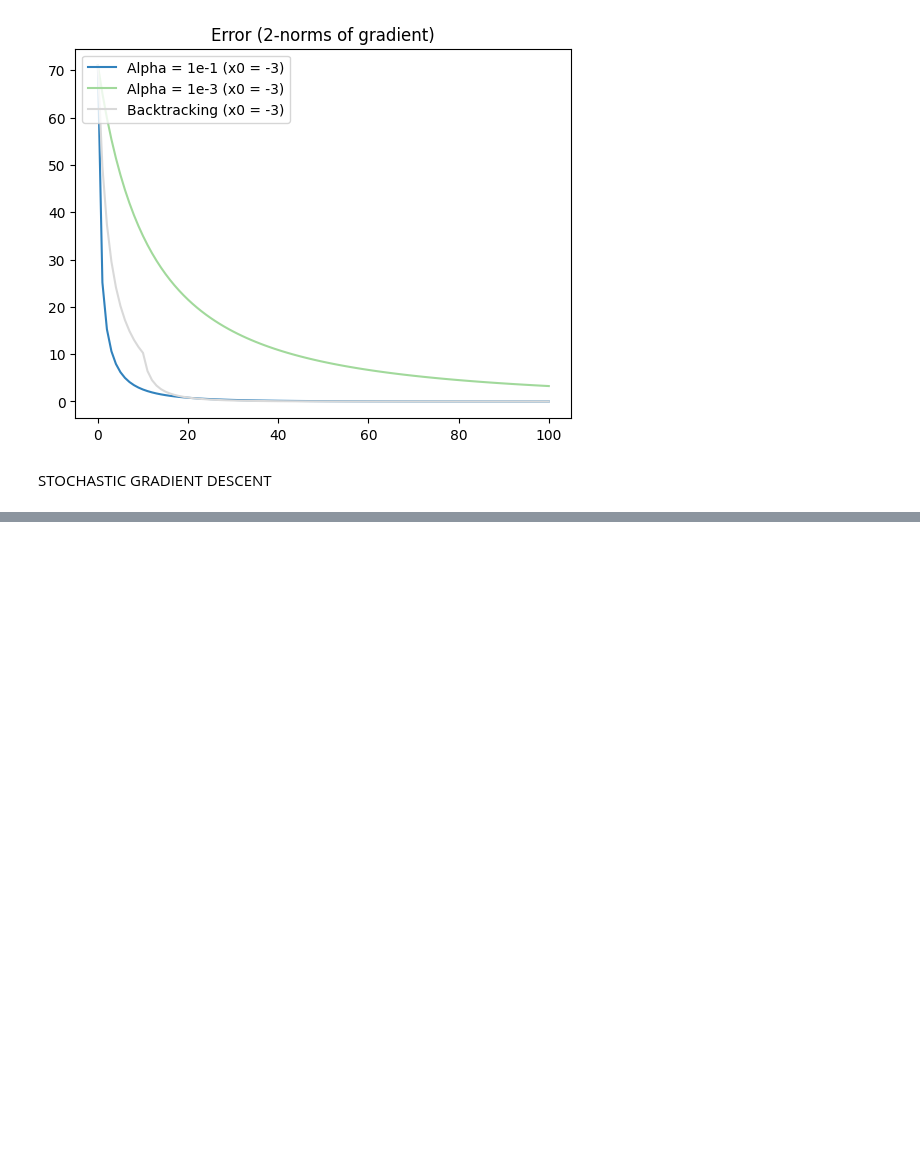
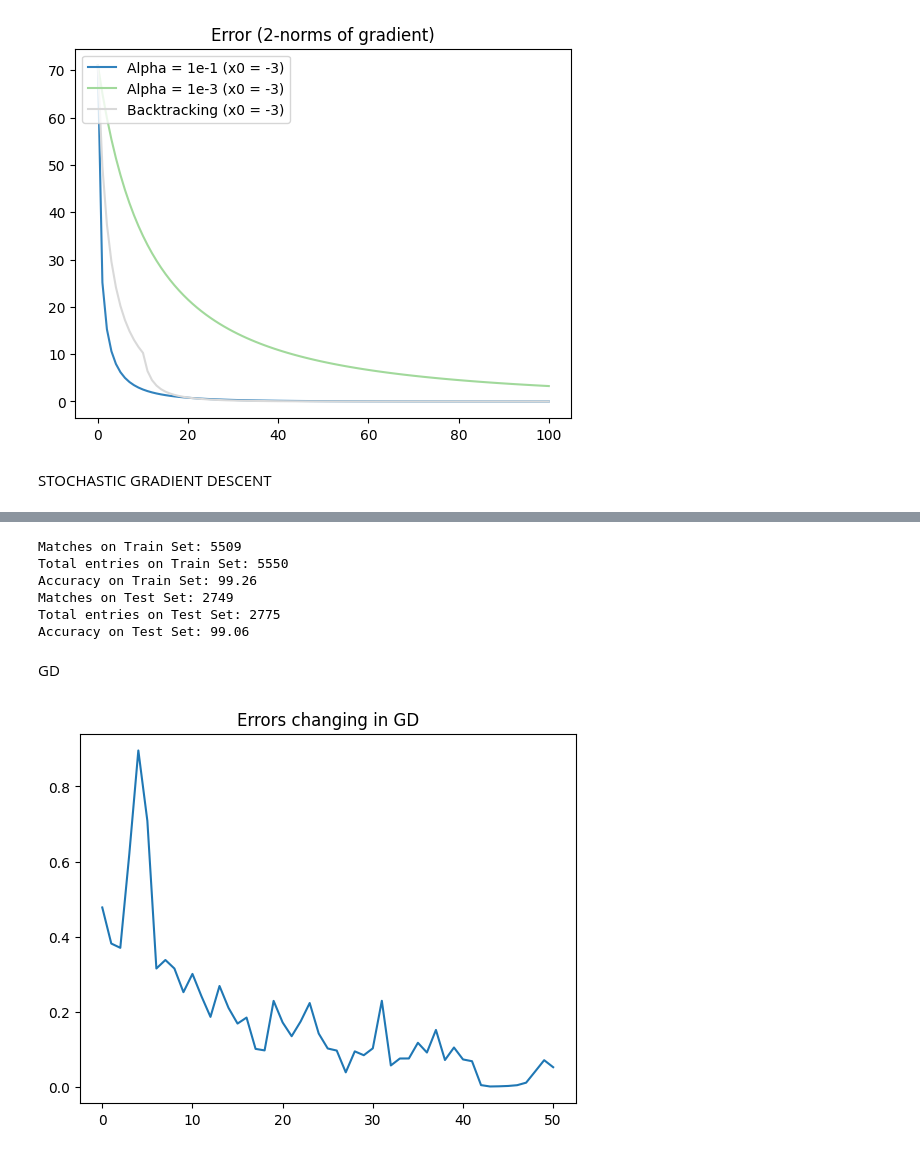
Before and after one commit to JosephCarrino/Statistical_Methods_Labs, a Jupyter notebook: Lab3/Lab3.ipynb, the cells around one changed output, grey strips where cells are left out. Saved outputs shown, nothing was run; the diff lists cells and outputs as text; code cells hidden in the pictures; blank space fills up the shorter version.

```diff
--- a/Lab4/Lab4.ipynb
+++ b/Lab3/Lab3.ipynb
@@ -666,0 +636,72 @@ print(w)
+# %%
+Xt = X_train.copy()
+Yt = Y_train.copy()
+
+d, N = Xt.shape
+Xthat = np.concatenate((np.ones((1,N)), Xt), axis=0)
+app = predict(w, Xthat)
+tot, avg = acc(app, Yt, chosen_digits)
+print("Matches on Train Set:", int(tot))
+print("Total entries on Train Set:", int(Yt.shape[0]))
+print("Accuracy on Train Set:", round(avg*100, 2))
+
+Xt = X_test.copy()
+Yt = Y_test.copy()
+
+d, N = Xt.shape
+Xthat = np.concatenate((np.ones((1,N)), Xt), axis=0)
+app = predict(w, Xthat)
+tot, avg = acc(app, Yt, chosen_digits)
+print("Matches on Test Set:", int(tot))
+print("Total entries on Test Set:", int(Yt.shape[0]))
+print("Accuracy on Test Set:", round(avg*100, 2))
+# %% [output]
+Matches on Train Set: 5509
+Total entries on Train Set: 5550
+Accuracy on Train Set: 99.26
+Matches on Test Set: 2749
+Total entries on Test Set: 2775
+Accuracy on Test Set: 99.06
+# %% [markdown]
+GD
+# %%
+def GD_2(l, grad_l, w0, D, tolf = 1e-9, tolx= 1e-9, kmax = 50, alpha = 1e-1):
+    X, Y = D
+    d, N = X.shape
+
+    Xhat = np.concatenate((np.ones((1,N)), X), axis=0)
+
+    n_batch_per_epoch = N // batch_size
+    w_vals = [w0]
+    f_vals = [l(w0, Xhat, Y)]
+    grad_f_vals = [grad_l(w0, Xhat, Y)]
+    err_vals = [np.linalg.norm(grad_l(w0, Xhat, Y))]
+
+    iterations = 0
+
+    while iterations < kmax:
+        w = w_vals[-1] - alpha * grad_l(w_vals[-1], Xhat, Y)
+
+        w_vals.append(w)
+        f_vals.append(l(w, Xhat, Y))
+        grad_f_vals.append(grad_l(w, Xhat, Y))
+        err_vals.append(np.linalg.norm(grad_l(w, Xhat, Y)))
+
+        iterations+=1
+
+        if err_vals[-1] < tolf * err_vals[0]:
+            break
+
+        if np.linalg.norm(w_vals[-1] - w_vals[-2]) < tolx * np.linalg.norm(w_vals[0]):
+            break
+
+    return (w, f_vals, grad_f_vals, err_vals, iterations)
+# %%
+w_gd, f_vals_gd, grad_vals_gd, err_vals_gd, iterations_gd = GD_2(ell, grad_ell, w0, D)
+# %%
+x_plot = np.arange(len(err_vals_gd))
+plt.plot(x_plot, err_vals_gd)
+plt.title("Errors changing in GD")
+plt.show()
+# %% [output]
+[figure, added]
```
Also changed, not shown: parts of 15 cells of this notebook, 7 other files.
